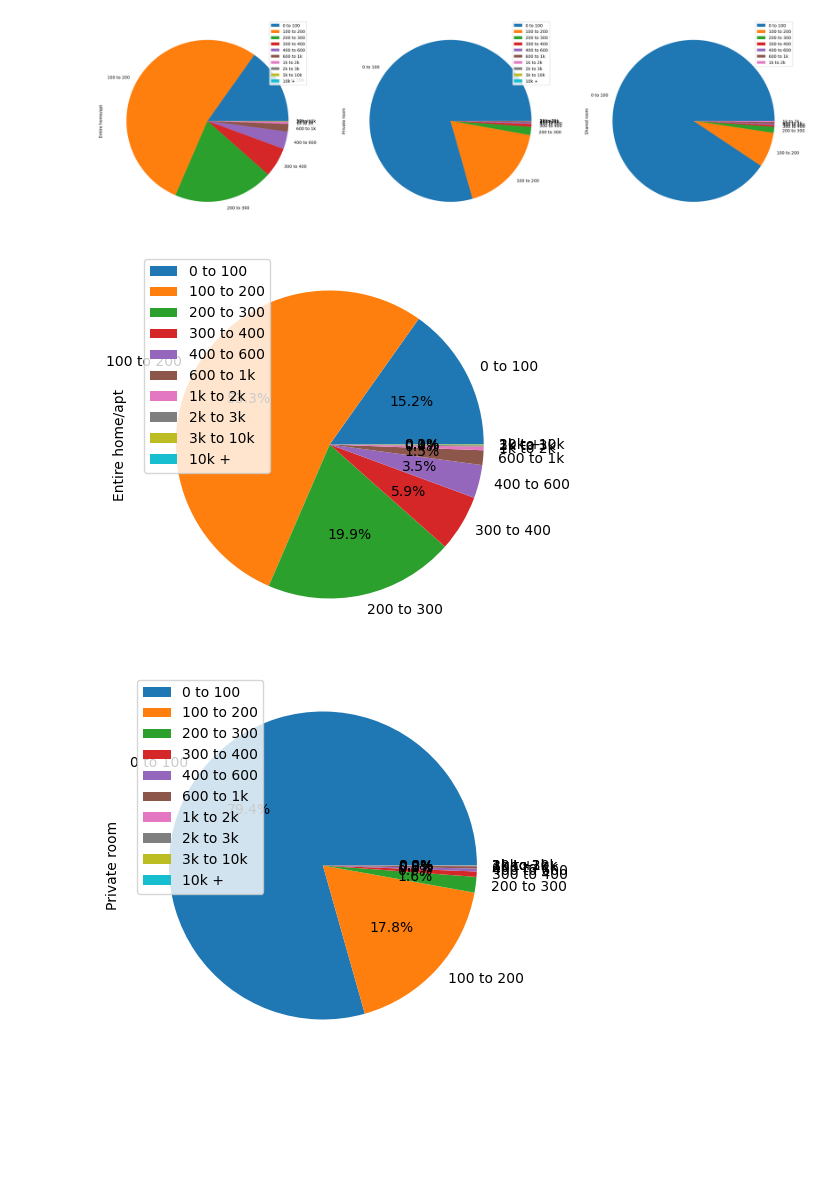
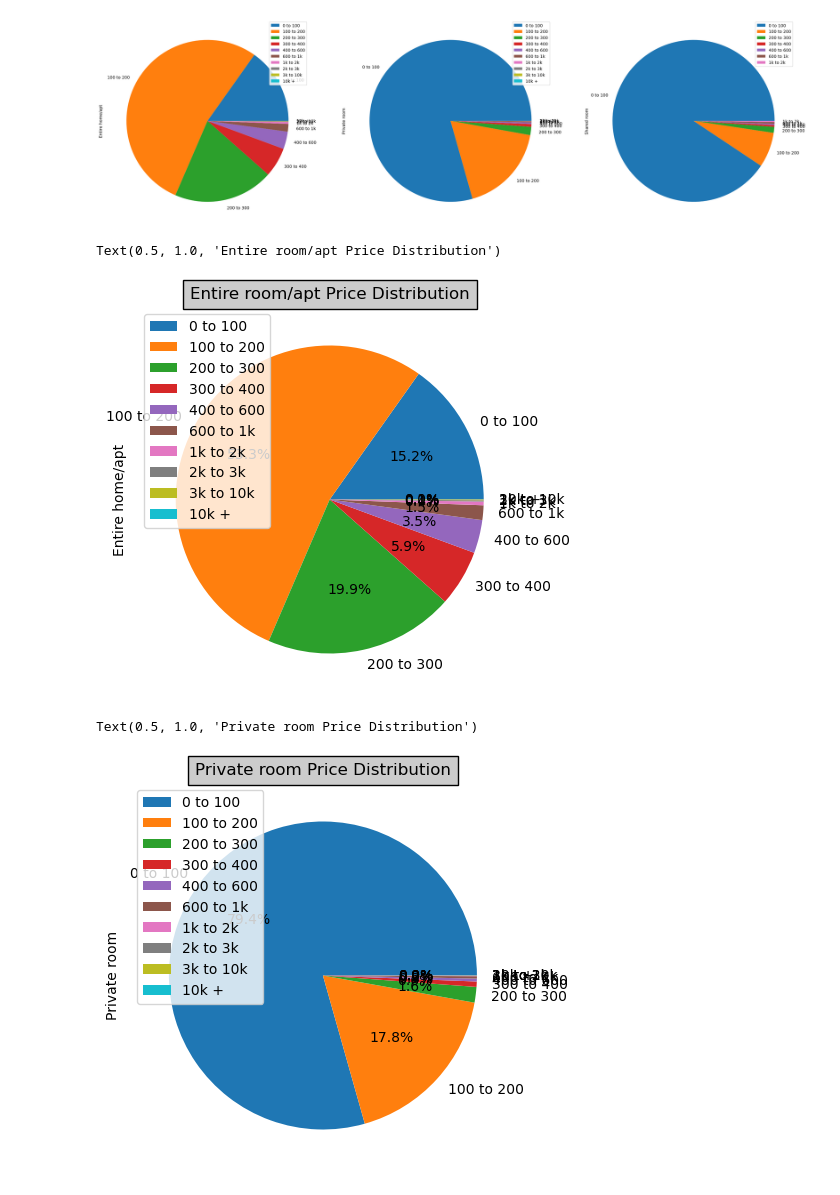
Before and after one commit to BrendaWardhaugh/Project1, a Jupyter notebook: Room_Price.ipynb, the cells around one changed output. Saved outputs shown, nothing was run; the diff lists cells and outputs as text; code cells hidden in the pictures; blank space fills up the shorter version.

```diff
--- a/Room_Price.ipynb
+++ b/Room_Price.ipynb
@@ -149,16 +149,20 @@ plot = room_price_pie.plot.pie(subplots=True, figsize=(30, 100))
 [figure]
 # %%
 plot = room_price_pie.plot.pie(y='Entire home/apt', autopct='%1.1f%%', figsize=(5, 5))
+plt.title("Entire room/apt Price Distribution", bbox={'facecolor':'0.8', 'pad':5})
 
 # plt.pie(data, labels=label, autopct='%1.1f%%', explode=[0,0,0,0.1,0], shadow=True, startangle=90)
 # plt.title('World Energy Consumption')
 # plt.axis('equal')
 # plt.show()
 # %% [output]
+Text(0.5, 1.0, 'Entire room/apt Price Distribution')
-[figure, old version]
+[figure, new version]
 # %%
 plot = room_price_pie.plot.pie(y='Private room', autopct='%1.1f%%', figsize=(5, 5))
+plt.title("Private room Price Distribution", bbox={'facecolor':'0.8', 'pad':5})
 # %% [output]
+Text(0.5, 1.0, 'Private room Price Distribution')
-[figure, old version]
+[figure, new version]
 # %%
 plot = room_price_pie.plot.pie(y='Shared room', autopct='%1.1f%%', figsize=(5, 5))
```
Also changed, not shown: parts of 1 cell of this notebook.
